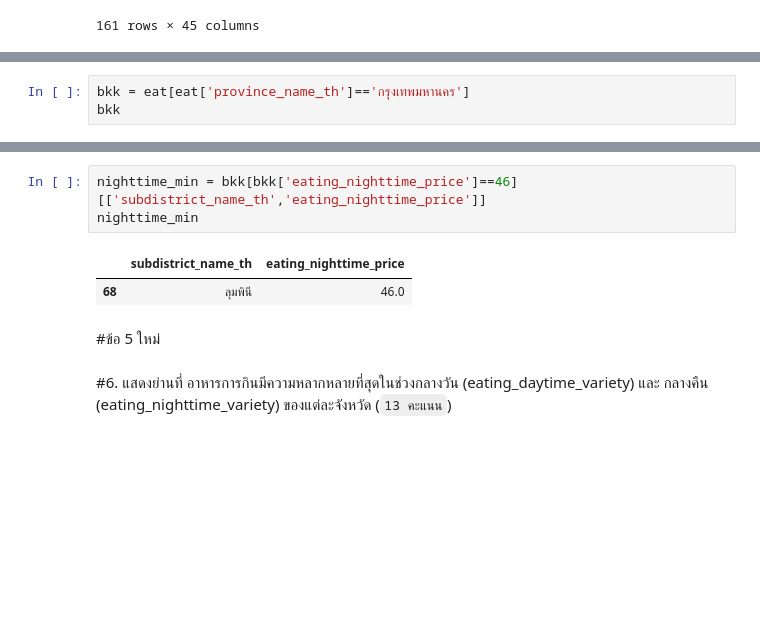
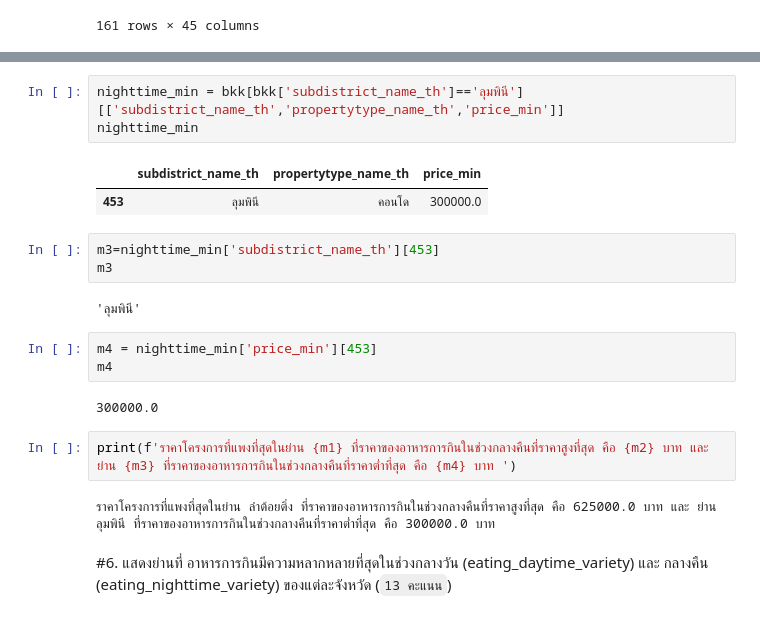
Before and after one commit to Praewphat/BasicProg_DataViz65, a Jupyter notebook: midterm65.ipynb, the cells around one changed output, grey strips where cells are left out. Saved outputs shown, nothing was run; the diff lists cells and outputs as text; blank space fills up the shorter version.

````diff
--- a/midterm65.ipynb
+++ b/midterm65.ipynb
@@ -393,3 +413,0 @@ unit_eat
-# %%
-bkk = eat[eat['province_name_th']=='กรุงเทพมหานคร']
-bkk
@@ -458,11 +494,23 @@ bkk['eating_nighttime_price'].min()
 # %%
-nighttime_min = bkk[bkk['eating_nighttime_price']==46][['subdistrict_name_th','eating_nighttime_price']]
+nighttime_min = bkk[bkk['subdistrict_name_th']=='ลุมพินี'][['subdistrict_name_th','propertytype_name_th','price_min']]
 nighttime_min
 # %% [output]
-|  | subdistrict_name_th | eating_nighttime_price |
-| 68 | ลุมพินี | 46.0 |
+|  | subdistrict_name_th | propertytype_name_th | price_min |
+| 453 | ลุมพินี | คอนโด | 300000.0 |
-# %% [markdown]
-#ข้อ 5 ใหม่
+# %%
+m3=nighttime_min['subdistrict_name_th'][453]
+m3
+# %% [output]
+'ลุมพินี'
+# %%
+m4 = nighttime_min['price_min'][453]
+m4
+# %% [output]
+300000.0
+# %%
+print(f'ราคาโครงการที่แพงที่สุดในย่าน {m1} ที่ราคาของอาหารการกินในช่วงกลางคืนที่ราคาสูงที่สุด คือ {m2} บาท และ ย่าน {m3} ที่ราคาของอาหารการกินในช่วงกลางคืนที่ราคาต่ำที่สุด คือ {m4} บาท ')
+# %% [output]
+ราคาโครงการที่แพงที่สุดในย่าน ลำต้อยติ่ง ที่ราคาของอาหารการกินในช่วงกลางคืนที่ราคาสูงที่สุด คือ 625000.0 บาท และ ย่าน ลุมพินี ที่ราคาของอาหารการกินในช่วงกลางคืนที่ราคาต่ำที่สุด คือ 300000.0 บาท
 # %% [markdown]
 #6. แสดงย่านที่ อาหารการกินมีความหลากหลายที่สุดในช่วงกลางวัน (eating_daytime_variety) และ กลางคืน (eating_nighttime_variety) ของแต่ละจังหวัด (```13 คะแนน```)
 # %%
````
Also changed, not shown: parts of 41 cells of this notebook.
